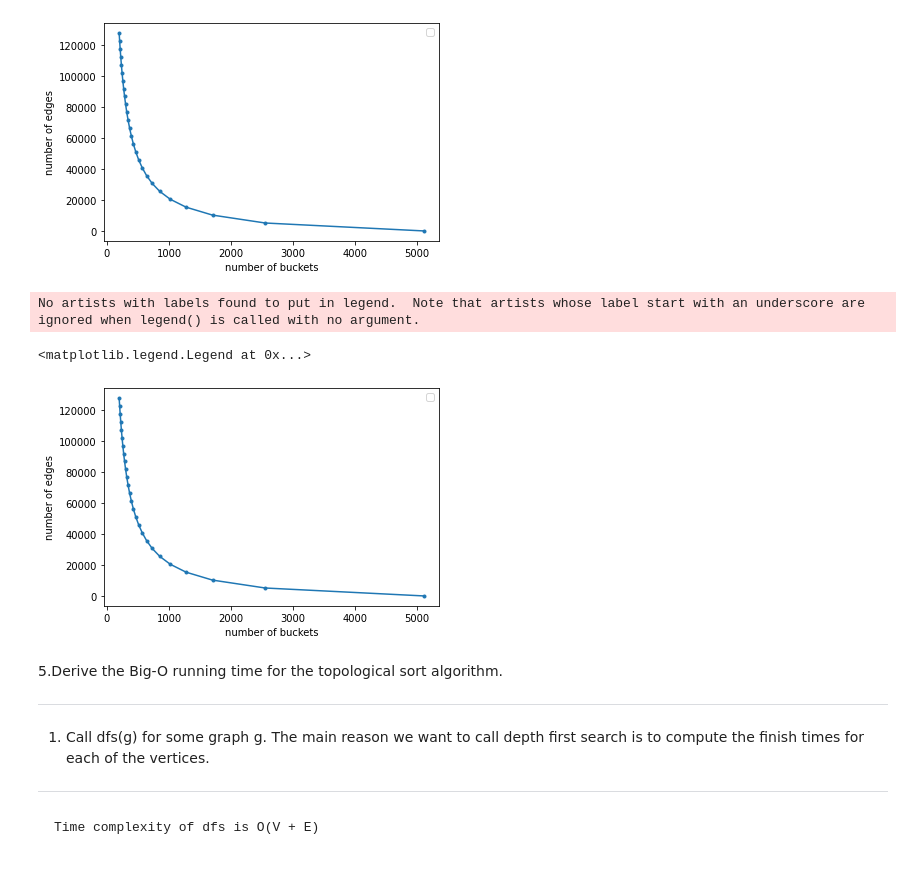
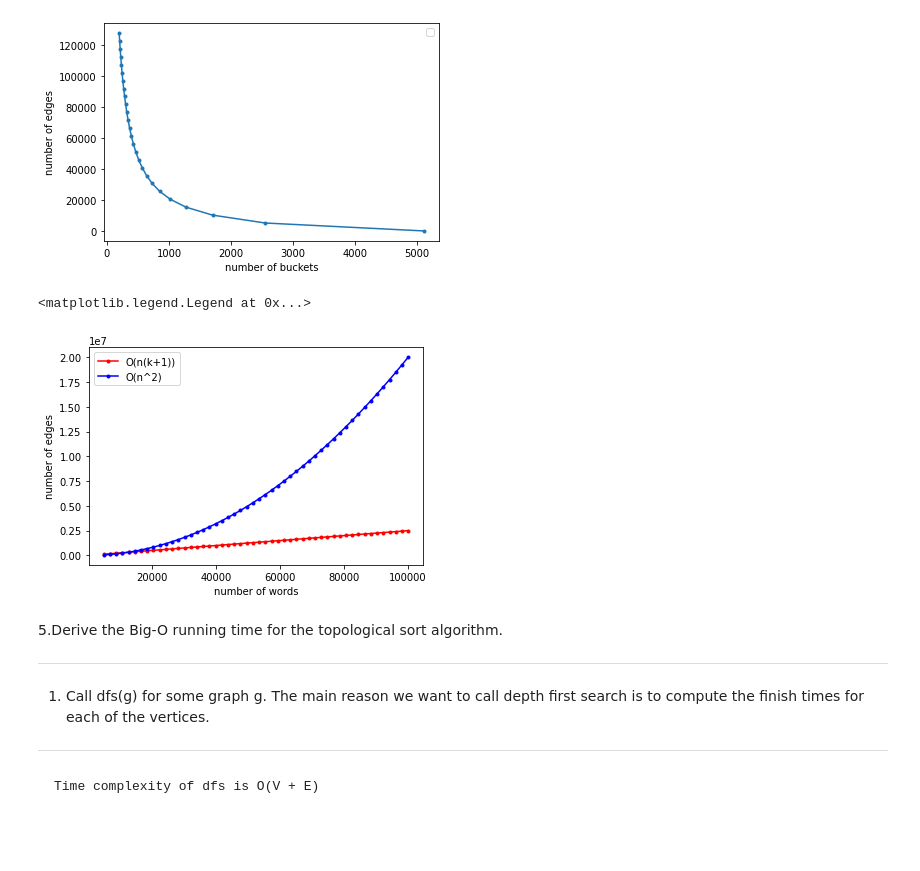
Before and after one commit to kkl116/Python_Runestone_DSA, a Jupyter notebook: Chapter_8/Chapter_8.ipynb, the cells around one changed output. Drawn from its saved outputs; the diff is of its cells as text; code cells hidden in the pictures; blank space fills up the shorter version.

Commit message:
chapter 8 disc q4 graph

```diff
--- a/Chapter_8/Chapter_8.ipynb
+++ b/Chapter_8/Chapter_8.ipynb
@@ -201,26 +201,32 @@ No artists with labels found to put in legend.  Note that artists whose label st
 [figure]
 # %%
 """
-Question 4. just wanted to compare the big-O that I derived and a straightforward n^2
+Question 4. just wanted to have a look and compare the big-O that I derived and a straightforward n^2
+- we naively assume that the coefficient is 0.002 for O(n^2) from the previous example
+- we're just assuming the minimum number of buckets is obtained for each x, to maximise the number of edges
+that are obtained
 """
 
-X = []
-Y = []
-for n_words in range(26, 0, -1):
-    n_buckets = x/n_words
-    X.append(n_buckets)
-    Y.append(n_buckets * (n_words * (n_words-1)))
+X = np.linspace(5000, 100_000)
+Y1 = []
+Y2 = []
+n_words_per_bucket = 26
+for x in tqdm(X):
+    n_buckets = x/n_words_per_bucket
+    Y1.append(n_buckets * (n_words_per_bucket * (n_words_per_bucket-1)))
+    Y2.append(0.002 * x**2)
 
 
-plt.plot(X, Y, marker='.')
+plt.plot(X, Y1, marker='.', color='red', label='O(n(k+1))')
+plt.plot(X, Y2, marker='.', color='blue', label='O(n^2)')
 
-plt.xlabel('number of buckets')
+
+plt.xlabel('number of words')
 plt.ylabel('number of edges')
 plt.legend()
 # %% [output]
-No artists with labels found to put in legend.  Note that artists whose label start with an underscore are ignored when legend() is called with no argument.
+<matplotlib.legend.Legend at 0x...>
-<matplotlib.legend.Legend at 0x...>
-[figure, old version]
+[figure, new version]
 # %% [markdown]
 5.Derive the Big-O running time for the topological sort algorithm.
 
```
Also changed, not shown: parts of 1 cell of this notebook, 2 other files.
